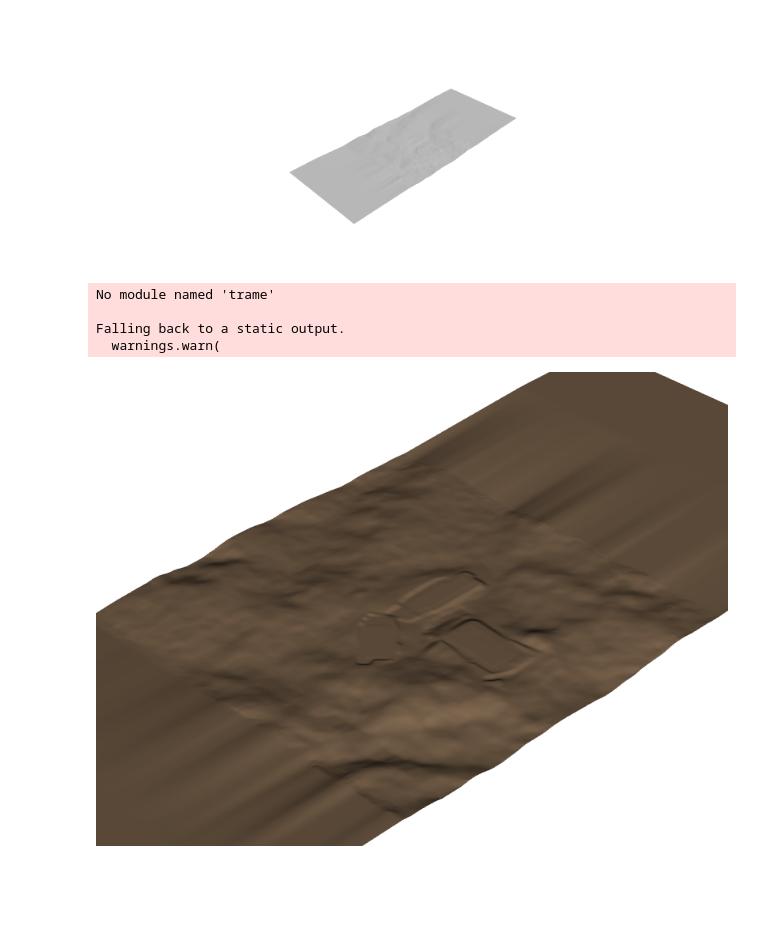
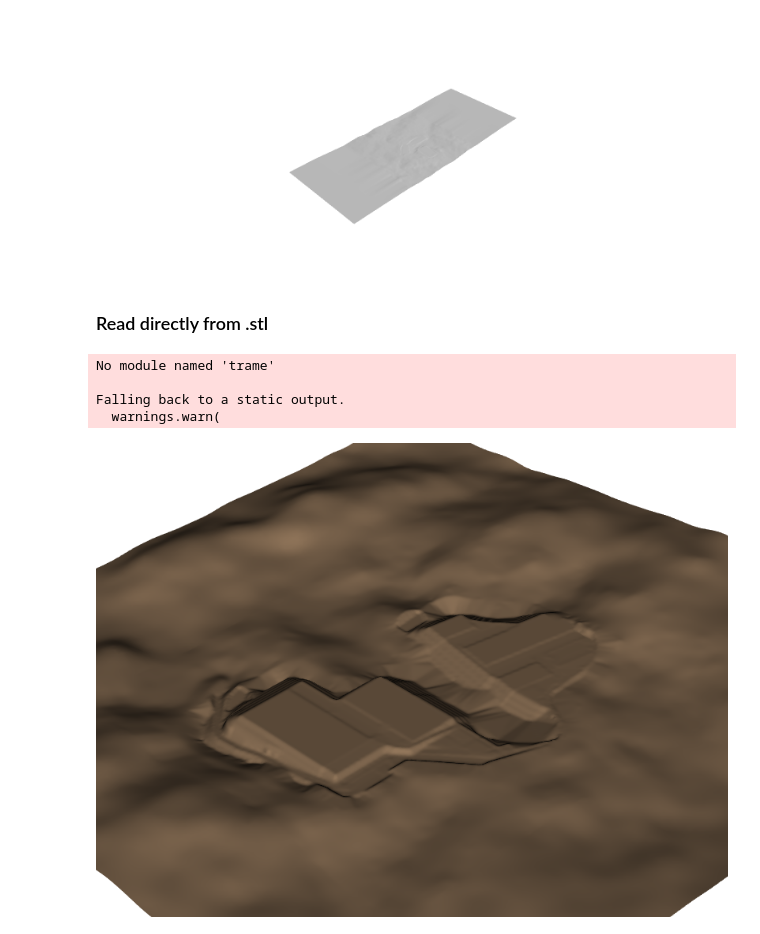
Before and after one commit to AeroSim-CFD/cfdmod, a Jupyter notebook: notebooks/mesh_plot.ipynb, the cells around one changed output. Cells and saved outputs as stored; diff of their text form; code cells hidden in the pictures; blank space fills up the shorter version.

Commit message:
added fixtures to notebooks

```diff
--- a/notebooks/mesh_plot.ipynb
+++ b/notebooks/mesh_plot.ipynb
@@ -23,12 +25,14 @@ No module named 'trame'
 Falling back to a static output.
   warnings.warn(
 [figure]
+# %% [markdown]
+### Read directly from .stl
 # %%
 import pyvista as pv
 import pathlib
 import numpy as np
 
-mesh_path = pathlib.Path("../insight/Docker/local/openfoam/028-Lyon/000/constant/triSurface/ground.stl")
+mesh_path = pathlib.Path("./fixtures/tests/altimetry/terrain.stl")
 
 mesh = pv.read(mesh_path)
 
@@ -36,31 +40,31 @@ mesh = pv.read(mesh_path)
 plotter = pv.Plotter(off_screen=True, lighting="none")
 
 # Intensity: 1
 # Light position: (x=+-5, y=+-5, z=1)
 # plotter = pv.Plotter(lighting='none', window_size=(1000, 1000))
 # plotter.add_mesh(mesh, color='white', smooth_shading=True, specular=0.5, specular_power=15)
 # mesh.plot(diffuse=0.5, specular=0.5, ambient=0.5, cpos=cpos, show_scalar_bar=False)
 
 # light = pv.Light()
 # light = pv.Light(position=(1, 0, 1), light_type='camera light')
 light = pv.Light(position=(1, 1, 1), light_type='scene light')
 # light = pv.Light(light_type='headlight')
 # light.set_direction_angle(45, 45)
 plotter.add_light(light)
 # plotter.enable_shadows()
 
 
 plotter.view_isometric()
 
 # plotter.add_mesh(mesh, color="#9a7d60")
 plotter.add_mesh(mesh, color="#9a7d60", smooth_shading=True, specular=0.5, specular_power=100)
 # plotter.add_mesh(mesh, color="#9a7d60", smooth_shading=True, diffuse=0.5, specular=0.5, ambient=0.5)
 camera = plotter.camera
 camera.zoom(2.5)
 plotter.show(window_size=[800, 600])
 # %% [output]
 No module named 'trame'
 
 Falling back to a static output.
   warnings.warn(
-[figure, old version]
+[figure, new version]
```
Also changed, not shown: parts of 2 cells of this notebook, 4 other files.
